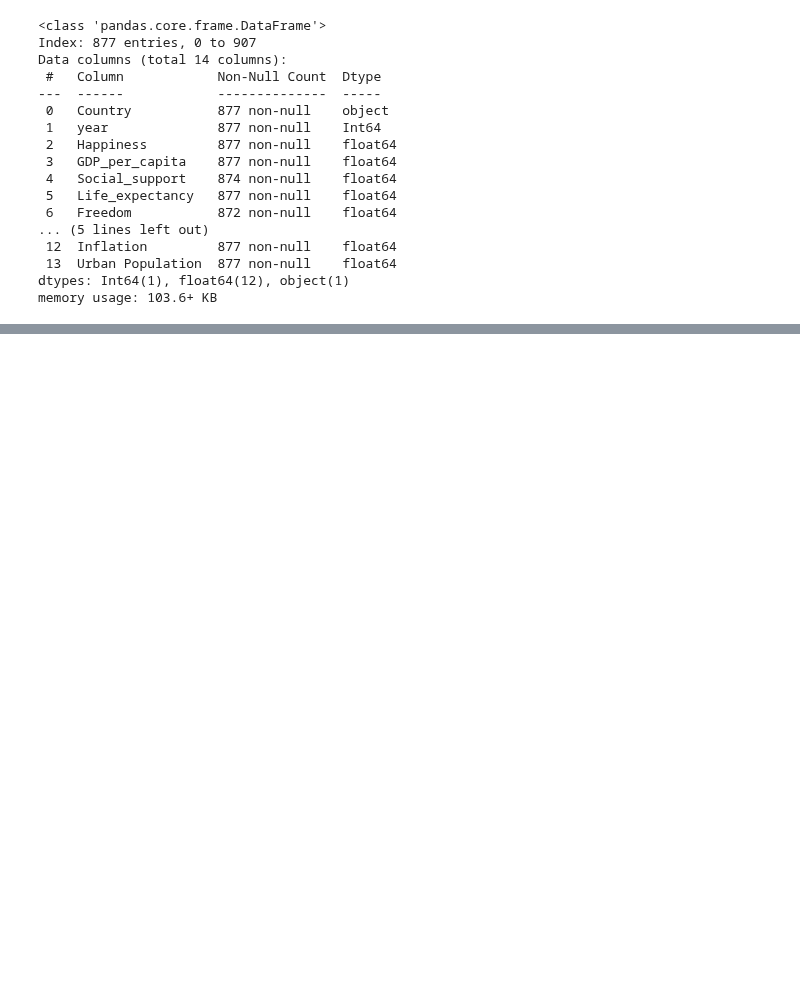
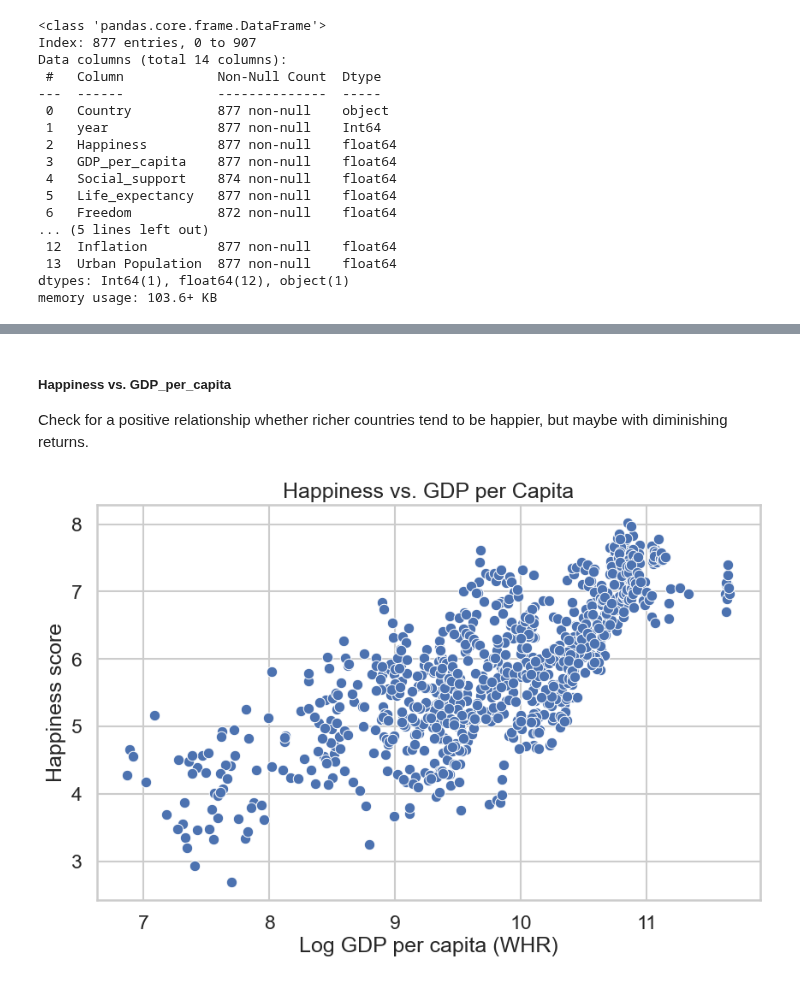
Before and after one commit to mnemtserov/data-science-project, a Jupyter notebook: data_science_project.ipynb, the cells around one changed output, grey strips where cells are left out. Saved outputs shown, nothing was run; the diff lists cells and outputs as text; code cells hidden in the pictures; blank space fills up the shorter version.

```diff
--- a/data_science_project.ipynb
+++ b/data_science_project.ipynb
@@ -811,0 +910,16 @@ analysis_df.describe()
+# %% [markdown]
+##### Happiness vs. GDP_per_capita
+Check for a positive relationship whether richer countries tend to be happier, but maybe with diminishing returns.
+# %%
+plt.figure()
+sns.scatterplot(
+    data=analysis_df,
+    x="GDP_per_capita",
+    y="Happiness"
+)
+plt.title("Happiness vs. GDP per Capita")
+plt.xlabel("Log GDP per capita (WHR)")
+plt.ylabel("Happiness score")
+plt.show()
+# %% [output]
+[figure, added]
```
Also changed, not shown: parts of 31 cells of this notebook.
